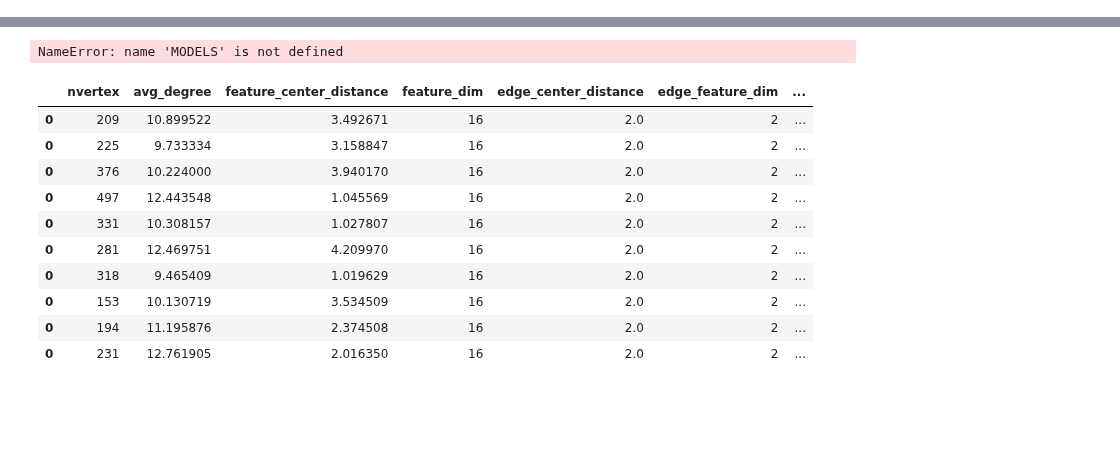
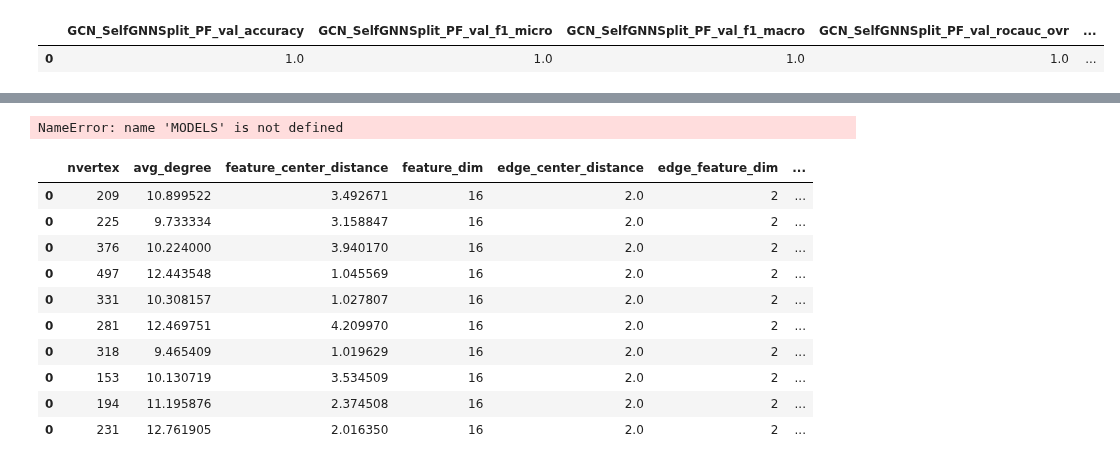
Before and after one commit to ITU-Thesis/graphworld, a Jupyter notebook: src/notebooks/results.ipynb, the cells around one changed output, grey strips where cells are left out. Cells and saved outputs as stored; diff of their text form; code cells hidden in the pictures; blank space fills up the shorter version.

```diff
--- a/src/notebooks/results.ipynb
+++ b/src/notebooks/results.ipynb
@@ -53,3 +71,8 @@ get_cells(results_df, training_scheme="PF", other="train")
+# %%
+get_cells(results_df, encoder='GCN', training_scheme='PF', other="val")
+# %% [output]
+|  | GCN_SelfGNNSplit_PF_val_accuracy | GCN_SelfGNNSplit_PF_val_f1_micro | GCN_SelfGNNSplit_PF_val_f1_macro | GCN_SelfGNNSplit_PF_val_rocauc_ovr | ... |
+| 0 | 1.0 | 1.0 | 1.0 | 1.0 | ... |
 # %%
 def plot_learning_curve(df: pd.DataFrame, training_scheme:str, encoder:str, ssl_method:str):
     metrics = ["pretext_losses", "downstream_train_losses", "downstream_val_losses", "downstream_val_tuning_metrics"]
```
Also changed, not shown: parts of 8 cells of this notebook, 3 other files.
